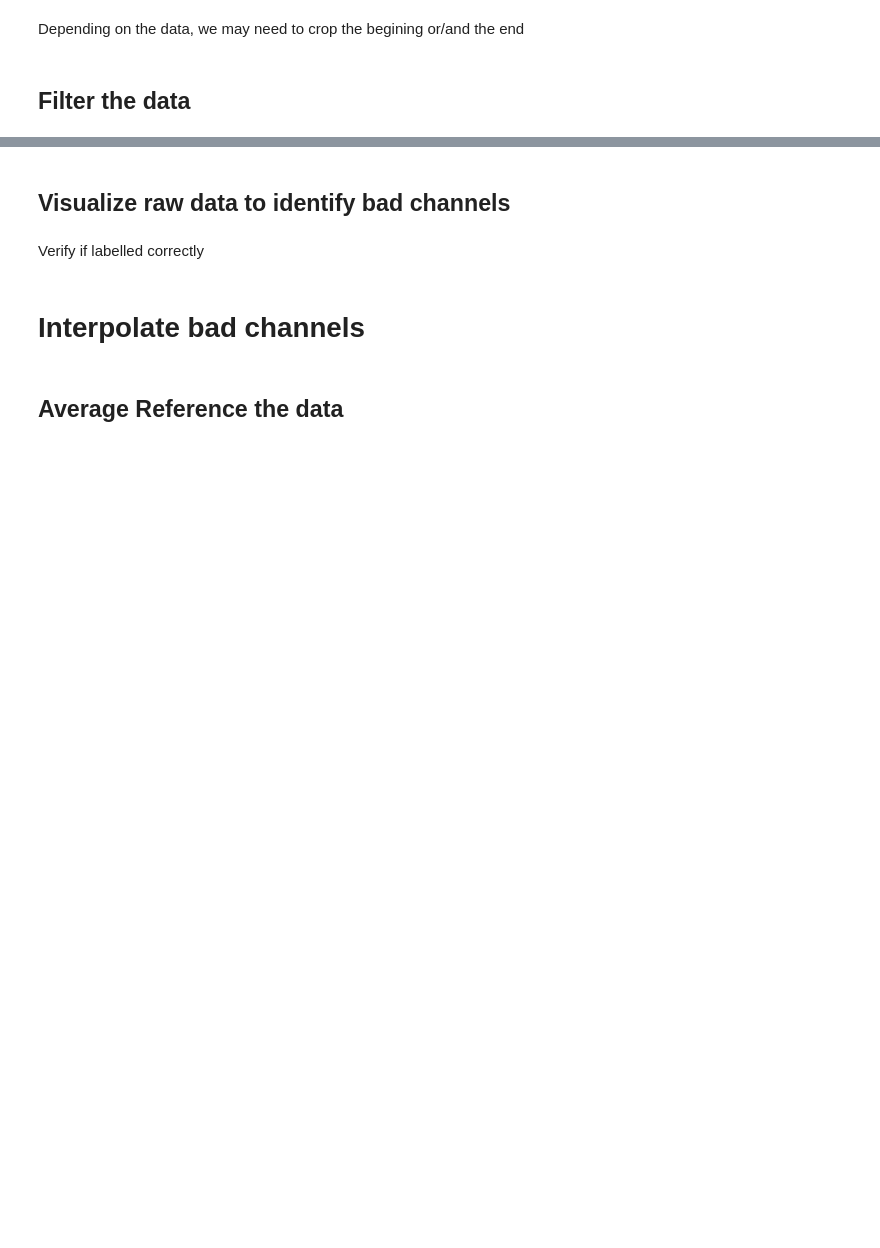
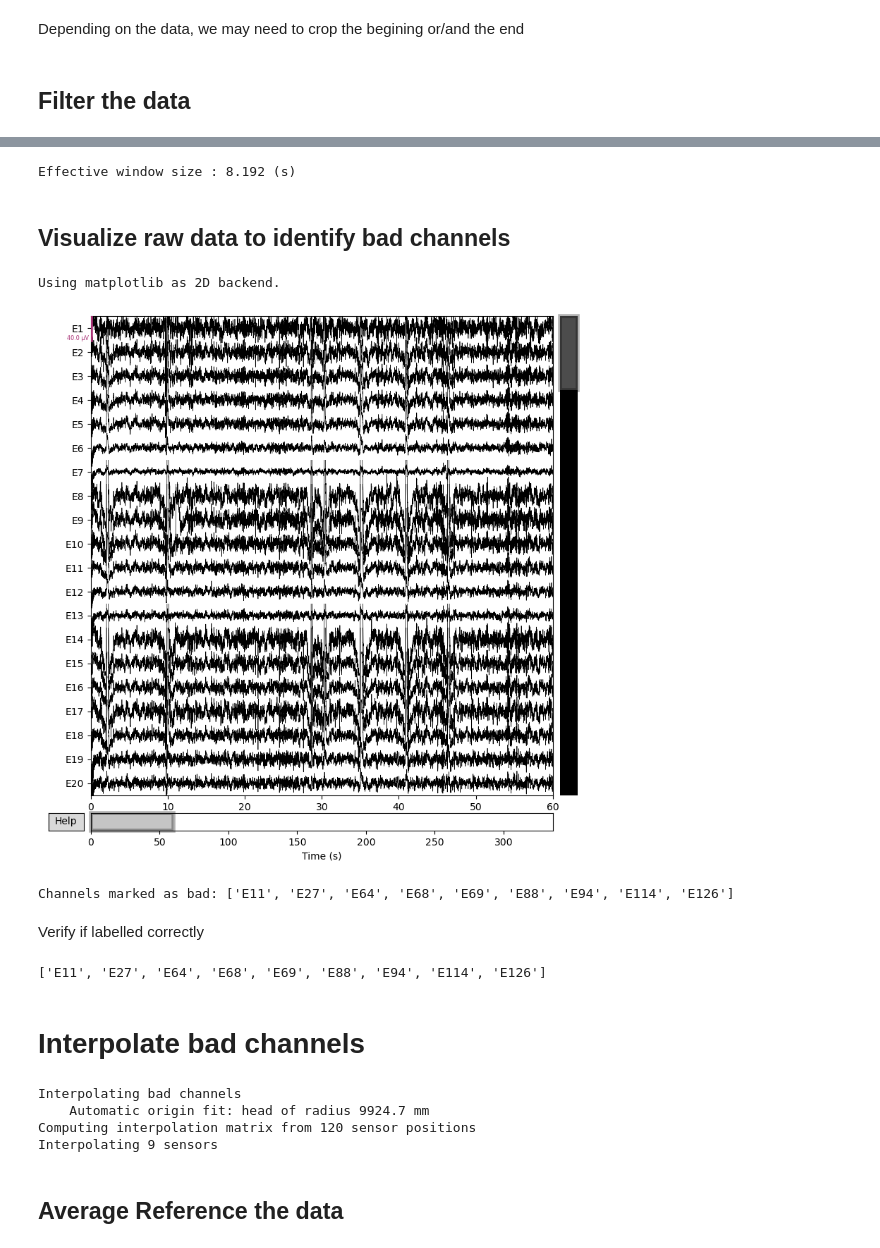
Before and after one commit to beapdk/EEG_Preprocessing, a Jupyter notebook: PREPROCESSING_TACS.ipynb, the cells around one changed output, grey strips where cells are left out. Cells and saved outputs as stored; diff of their text form; code cells hidden in the pictures; blank space fills up the shorter version.

```diff
--- a/PREPROCESSING_TACS.ipynb
+++ b/PREPROCESSING_TACS.ipynb
@@ -34,7 +34,7 @@ import matplotlib.pyplot as plt
 # %% [markdown]
 ### Which subject do you want to preprocess?
 # %%
-ID = "002"
+ID = "001"
 session = "01"
 task = "post120"
 # %%
@@ -70,13 +89,13 @@ eeg_cropped.plot(duration=30, title='cropped')
 ## Filter the data
 # %%
 # load actual data into system (before it was only metadata)
-eeg_cropped.load_data()
-#eeg.load_data()
+#eeg_cropped.load_data()
+eeg.load_data()
 
 # filter the data between 1 to 55 Hz
-eeg_cropped_filtered = eeg_cropped.filter(l_freq=1, h_freq = 55)
-#eeg_filtered = eeg.filter(l_freq=1, h_freq = 55)
+#eeg_cropped_filtered = eeg_cropped.filter(l_freq=1, h_freq = 55)
+eeg_filtered = eeg.filter(l_freq=1, h_freq = 55)
 
 # notch filter the data for freq =60
-eeg_notch = eeg_cropped_filtered.copy().notch_filter(freqs=60)
-#eeg_notch = eeg_filtered.notch_filter(freqs=60)
+#eeg_notch = eeg_cropped_filtered.copy().notch_filter(freqs=60)
+eeg_notch = eeg_filtered.notch_filter(freqs=60)
@@ -84,17 +121,25 @@ eeg_notch = eeg_cropped_filtered.copy().notch_filter(freqs=60)
 %matplotlib qt
 viz.plot_raw_psd(eeg_notch, exclude = ['E129'], fmax = 70)
 plt.savefig('./out_figures/pilot-tacs/sub-{}/ses-{}/task-{}/sub-{}_ses-{}_task-{}_PSD_raw_filtered.png'.format(ID,session,task,ID,session,task))
+# %% [output]
+Effective window size : 8.192 (s)
 # %% [markdown]
 ## Visualize raw data to identify bad channels
 # %%
 #eeg_notch.plot()
 #eeg_filtered.plot(n_channels=30, duration=30)
-eeg_notch.plot(n_channels=30, duration=60)
+eeg_notch.plot(n_channels=20, duration=60)
+# %% [output]
+Using matplotlib as 2D backend.
+[figure, added]
+Channels marked as bad: ['E11', 'E27', 'E64', 'E68', 'E69', 'E88', 'E94', 'E114', 'E126']
 # %% [markdown]
 Verify if labelled correctly
 # %%
 marked_bad = eeg_notch.info['bads']
 marked_bad
+# %% [output]
+['E11', 'E27', 'E64', 'E68', 'E69', 'E88', 'E94', 'E114', 'E126']
 # %%
 # save in a txt
 with open('./eeg_output/pilot-tacs/sub-{}/ses-{}/eeg/sub-{}_ses-{}_task-{}_marked_bads.json'.format(ID,session,ID,session,task), 'w') as outfile:
@@ -103,6 +148,11 @@ with open('./eeg_output/pilot-tacs/sub-{}/ses-{}/eeg/sub-{}_ses-{}_task-{}_marke
 # Interpolate bad channels
 # %%
 eeg_interpol = eeg_notch.interpolate_bads()
+# %% [output]
+Interpolating bad channels
+    Automatic origin fit: head of radius 9924.7 mm
+Computing interpolation matrix from 120 sensor positions
+Interpolating 9 sensors
 # %% [markdown]
 ## Average Reference the data
 # %%
```
Also changed, not shown: parts of 22 cells of this notebook.
